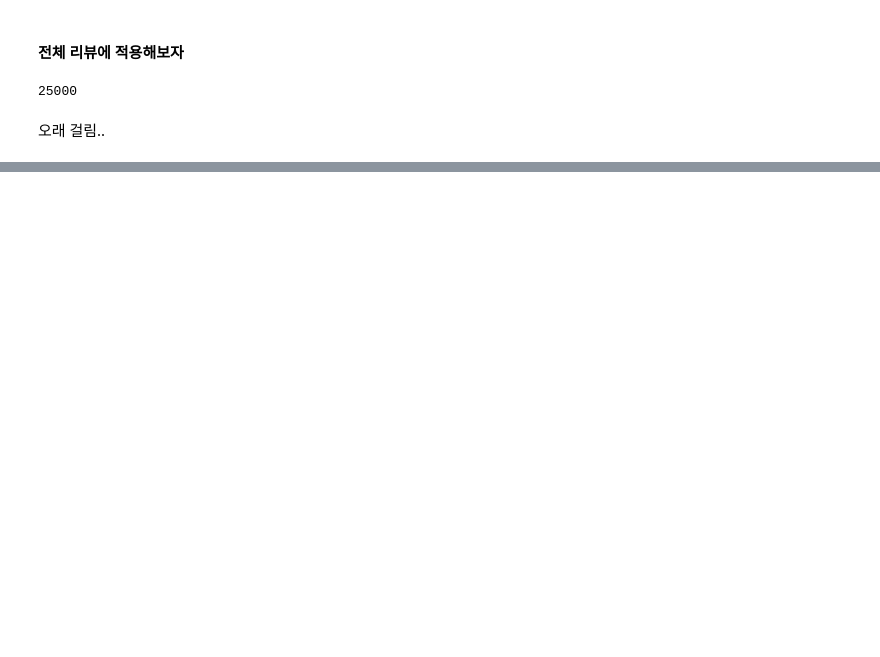
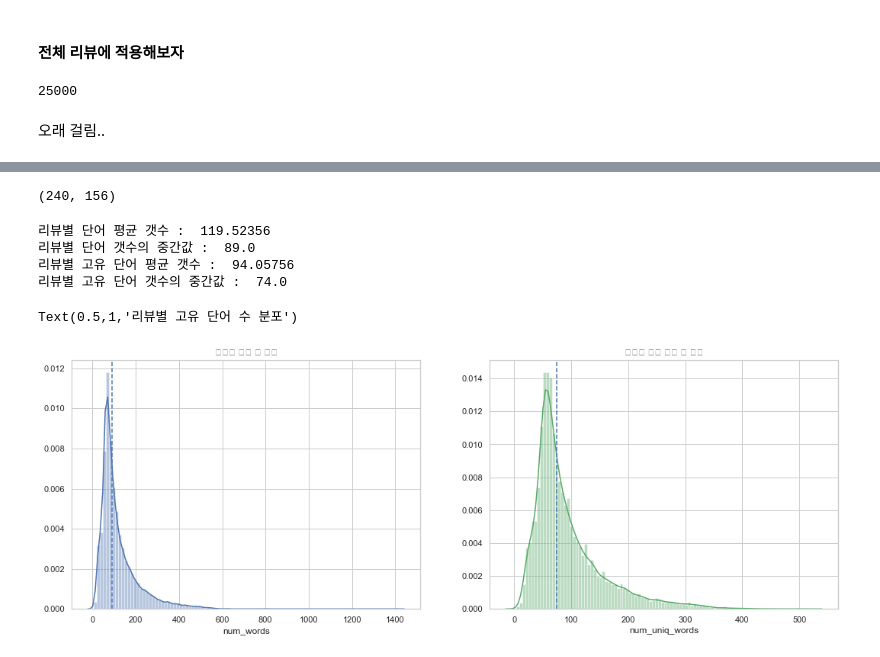
Before and after one commit to Junhojuno/NLP-Tutorial, a Jupyter notebook: part1_dataloading.ipynb, the cells around one changed output, grey strips where cells are left out. Cells and saved outputs as stored; diff of their text form; code cells hidden in the pictures; blank space fills up the shorter version.

```diff
--- a/part1_dataloading.ipynb
+++ b/part1_dataloading.ipynb
@@ -65,8 +65,8 @@ Required-by: conda-build
 # %%
 from bs4 import BeautifulSoup
 # %%
-example1 = BeautifulSoup(train['review'][0], "html5lib")
+example1 = BeautifulSoup(train['review'][1], "html5lib")
 
-print(train['review'][0][:700])
+print(train['review'][1][:700])
 example1.get_text()[:700]
 # %% [output]
@@ -239,18 +239,18 @@ def review_to_words(raw_review):
     # html 제거
     review_text = BeautifulSoup(raw_review, 'html.parser').get_text()
     # 영문자가 아닌 문자는 공백으로 변환
-    letter_only = re.sub('[^a-zA-Z]', " ", review_text)
+    letters_only = re.sub('[^a-zA-Z]', " ", review_text)
     # 소문자 변환, 토큰화
     words = letters_only.lower().split()
 
     # stopword 제거
     # 처리속도 향상을 위해 stopword를 list -> set으로 변환
     stopword = set(stopwords.words("english"))
-    meaningful_words = [word for word in words if not word in stopword]
+    meaningful_words = [w for w in words if not w in stopword]
 
     # 어간 추출
-    stemming_words = [stemmer.stem(word) for word in meaningful_words]
+    stemming_words = [stemmer.stem(w) for w in meaningful_words]
 
     # 공백으로 구분된 문자열로 결합하여 결과 반환
-    return " ".join(stemming_words)
+    return(" ".join(stemming_words))
 # %%
@@ -288,0 +291,3 @@ test['review_cleaning'] = test['review'].apply(review_to_words)
+# %%
+train['num_words'] = train.review_cleaning.map(lambda x: len(str(x).split()))
+train['num_uniq_words'] = train.review_cleaning.map(lambda x: len(set(str(x).split())))
@@ -288,0 +311,25 @@ test['review_cleaning'] = test['review'].apply(review_to_words)
+# %%
+train.num_words[2], train.num_uniq_words[0]
+# %% [output]
+(240, 156)
+# %%
+fig, axes = plt.subplots(ncols=2)
+fig.set_size_inches(18, 6)
+print('리뷰별 단어 평균 갯수 : ', train['num_words'].mean())
+print('리뷰별 단어 갯수의 중간값 : ', train['num_words'].median())
+sns.distplot(train['num_words'], bins=100, ax=axes[0])
+axes[0].axvline(train['num_words'].median(), linestyle='dashed')
+axes[0].set_title('리뷰별 단어 수 분포')
+
+print('리뷰별 고유 단어 평균 갯수 : ', train['num_uniq_words'].mean())
+print('리뷰별 고유 단어 갯수의 중간값 : ', train['num_uniq_words'].median())
+sns.distplot(train['num_uniq_words'], bins=100, color='g', ax=axes[1])
+axes[1].axvline(train['num_uniq_words'].median(), linestyle='dashed')
+axes[1].set_title("리뷰별 고유 단어 수 분포")
+# %% [output]
+리뷰별 단어 평균 갯수 :  119.52356
+리뷰별 단어 갯수의 중간값 :  89.0
+리뷰별 고유 단어 평균 갯수 :  94.05756
+리뷰별 고유 단어 갯수의 중간값 :  74.0
+Text(0.5,1,'리뷰별 고유 단어 수 분포')
+[figure, added]
```
Also changed, not shown: parts of 13 cells of this notebook.
